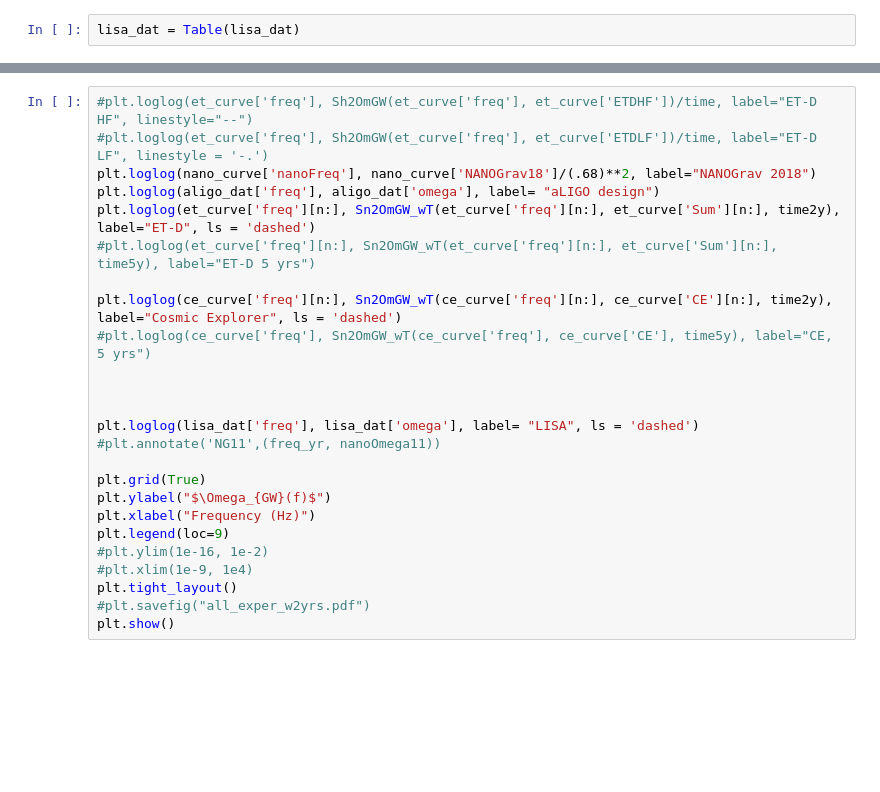
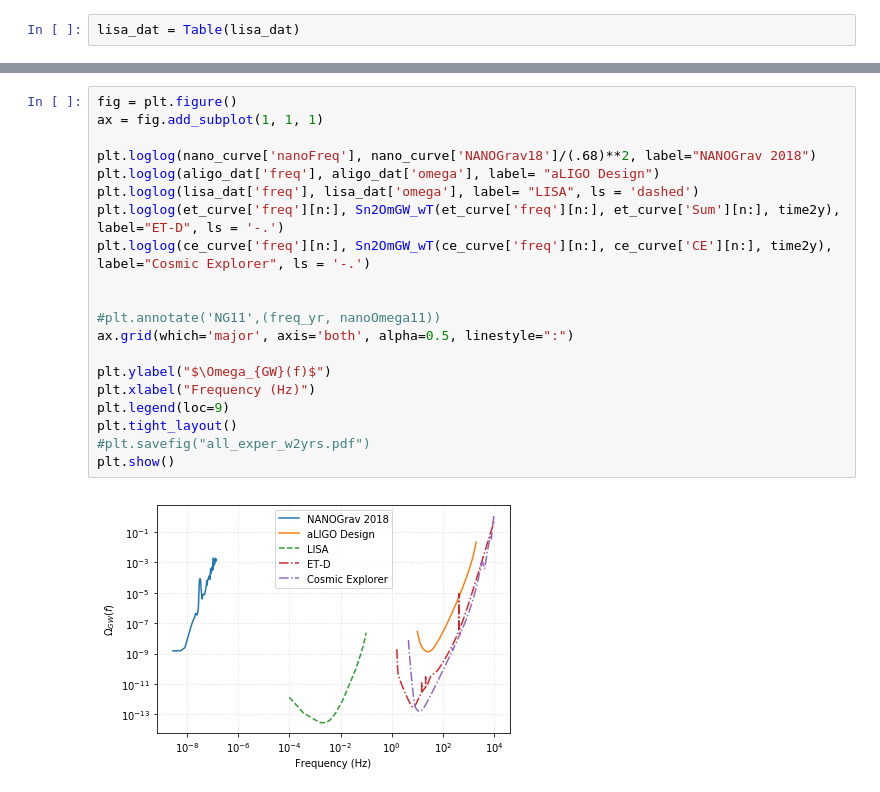
Before and after one commit to ChiaraMingarelli/omega_gw, a Jupyter notebook: codes/omega_gw_plots.ipynb, the cells around one changed output, grey strips where cells are left out. Cells and saved outputs as stored; diff of their text form; blank space fills up the shorter version.

```diff
--- a/codes/omega_gw_plots.ipynb
+++ b/codes/omega_gw_plots.ipynb
@@ -106,25 +127,22 @@ n = 150 # remove the first n points for ET so that the high frequency cutoff doe
 # %%
-#plt.loglog(et_curve['freq'], Sh2OmGW(et_curve['freq'], et_curve['ETDHF'])/time, label="ET-D HF", linestyle="--")
-#plt.loglog(et_curve['freq'], Sh2OmGW(et_curve['freq'], et_curve['ETDLF'])/time, label="ET-D LF", linestyle = '-.')
+fig = plt.figure()
+ax = fig.add_subplot(1, 1, 1)
+
 plt.loglog(nano_curve['nanoFreq'], nano_curve['NANOGrav18']/(.68)**2, label="NANOGrav 2018")
-plt.loglog(aligo_dat['freq'], aligo_dat['omega'], label= "aLIGO design")
-plt.loglog(et_curve['freq'][n:], Sn2OmGW_wT(et_curve['freq'][n:], et_curve['Sum'][n:], time2y), label="ET-D", ls = 'dashed')
-#plt.loglog(et_curve['freq'][n:], Sn2OmGW_wT(et_curve['freq'][n:], et_curve['Sum'][n:], time5y), label="ET-D 5 yrs")
-
-plt.loglog(ce_curve['freq'][n:], Sn2OmGW_wT(ce_curve['freq'][n:], ce_curve['CE'][n:], time2y), label="Cosmic Explorer", ls = 'dashed')
-#plt.loglog(ce_curve['freq'], Sn2OmGW_wT(ce_curve['freq'], ce_curve['CE'], time5y), label="CE, 5 yrs")
+plt.loglog(aligo_dat['freq'], aligo_dat['omega'], label= "aLIGO Design")
+plt.loglog(lisa_dat['freq'], lisa_dat['omega'], label= "LISA", ls = 'dashed')
+plt.loglog(et_curve['freq'][n:], Sn2OmGW_wT(et_curve['freq'][n:], et_curve['Sum'][n:], time2y), label="ET-D", ls = '-.')
+plt.loglog(ce_curve['freq'][n:], Sn2OmGW_wT(ce_curve['freq'][n:], ce_curve['CE'][n:], time2y), label="Cosmic Explorer", ls = '-.')
 
 
+#plt.annotate('NG11',(freq_yr, nanoOmega11))
+ax.grid(which='major', axis='both', alpha=0.5, linestyle=":")
 
-plt.loglog(lisa_dat['freq'], lisa_dat['omega'], label= "LISA", ls = 'dashed')
-#plt.annotate('NG11',(freq_yr, nanoOmega11))
-
-plt.grid(True)
 plt.ylabel("$\Omega_{GW}(f)$")
 plt.xlabel("Frequency (Hz)")
 plt.legend(loc=9)
-#plt.ylim(1e-16, 1e-2)
-#plt.xlim(1e-9, 1e4)
 plt.tight_layout()
 #plt.savefig("all_exper_w2yrs.pdf")
 plt.show()
+# %% [output]
+[figure, added]
```
Also changed, not shown: parts of 21 cells of this notebook.
